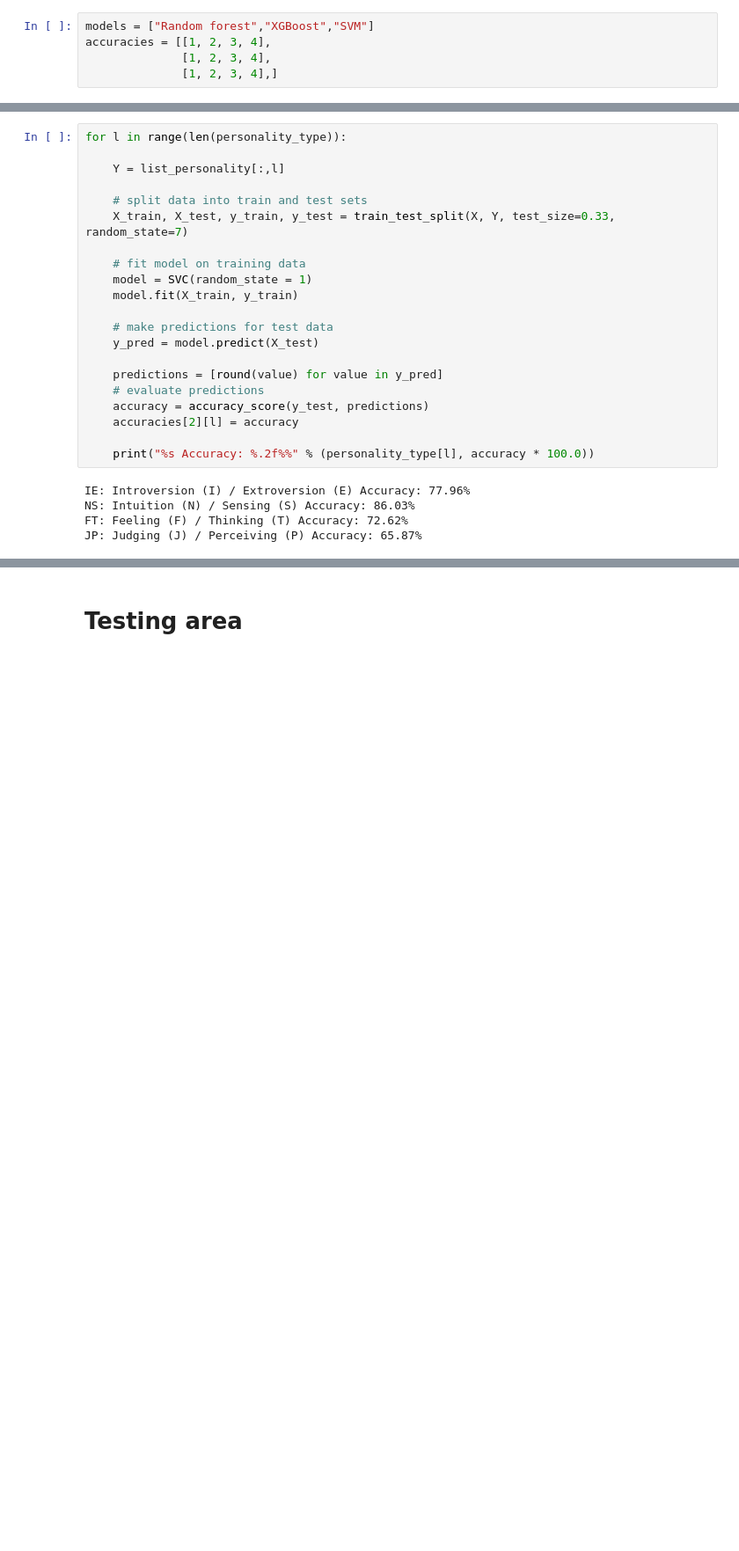
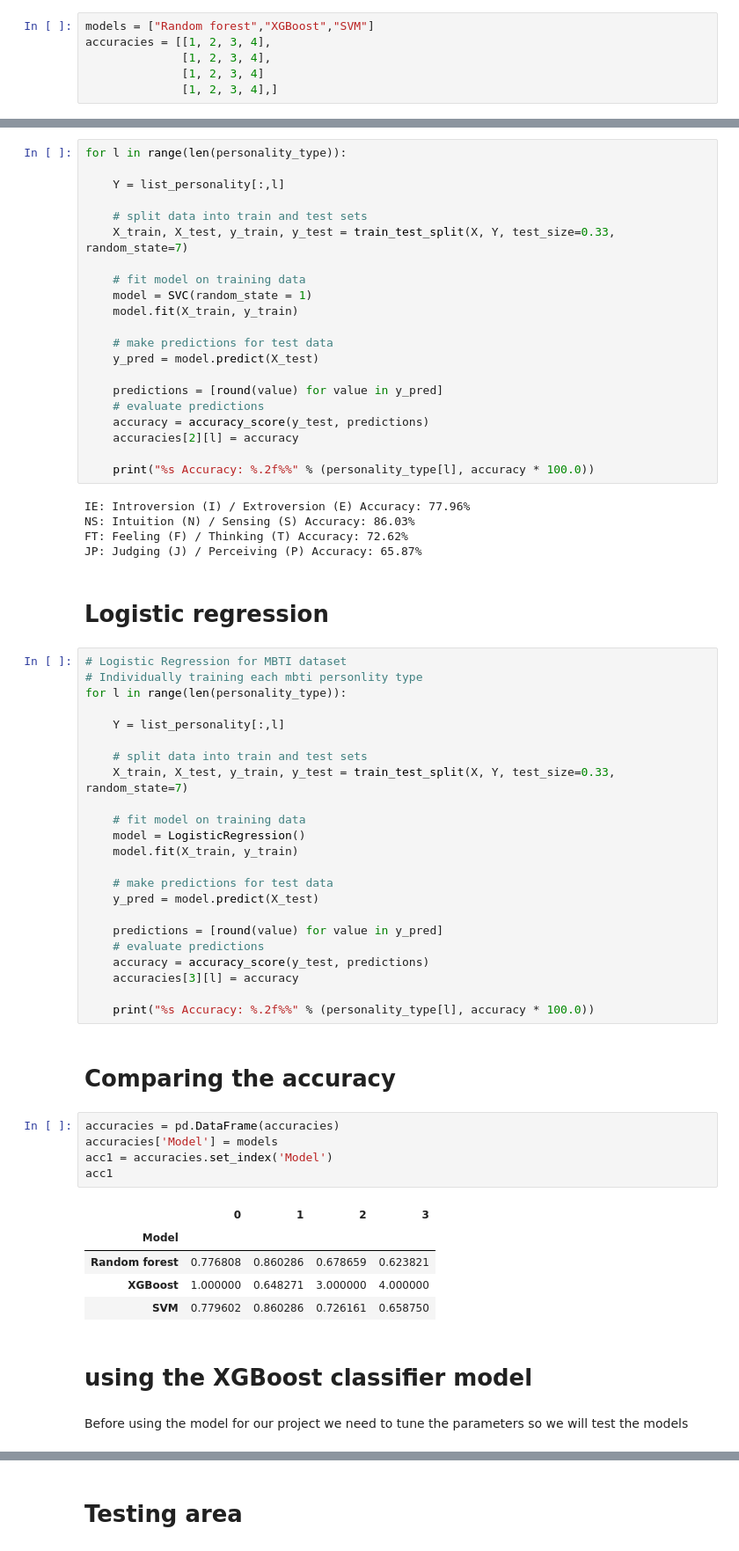
Before and after one commit to kneat2448/PDAI-mbti, a Jupyter notebook: PDAI_test.ipynb, the cells around one changed output, grey strips where cells are left out. Shown: that part at 88% size. Cells and saved outputs as stored; diff of their text form; blank space fills up the shorter version.

```diff
--- a/PDAI_test.ipynb
+++ b/PDAI_test.ipynb
@@ -436,6 +438,7 @@ x= X_tfidf
 models = ["Random forest","XGBoost","SVM"]
 accuracies = [[1, 2, 3, 4],
               [1, 2, 3, 4],
+              [1, 2, 3, 4]
               [1, 2, 3, 4],]
 # %% [markdown]
 # Random forrest classifier
@@ -526,3 +529,45 @@ IE: Introversion (I) / Extroversion (E) Accuracy: 77.96%
 NS: Intuition (N) / Sensing (S) Accuracy: 86.03%
 FT: Feeling (F) / Thinking (T) Accuracy: 72.62%
 JP: Judging (J) / Perceiving (P) Accuracy: 65.87%
+# %% [markdown]
+# Logistic regression
+# %%
+# Logistic Regression for MBTI dataset
+# Individually training each mbti personlity type
+for l in range(len(personality_type)):
+
+    Y = list_personality[:,l]
+
+    # split data into train and test sets
+    X_train, X_test, y_train, y_test = train_test_split(X, Y, test_size=0.33, random_state=7)
+
+    # fit model on training data
+    model = LogisticRegression()
+    model.fit(X_train, y_train)
+
+    # make predictions for test data
+    y_pred = model.predict(X_test)
+
+    predictions = [round(value) for value in y_pred]
+    # evaluate predictions
+    accuracy = accuracy_score(y_test, predictions)
+    accuracies[3][l] = accuracy
+
+    print("%s Accuracy: %.2f%%" % (personality_type[l], accuracy * 100.0))
+# %% [markdown]
+# Comparing the accuracy
+# %%
+accuracies = pd.DataFrame(accuracies)
+accuracies['Model'] = models
+acc1 = accuracies.set_index('Model')
+acc1
+# %% [output]
+|  | 0 | 1 | 2 | 3 |
+| Model |  |  |  |  |
+| Random forest | 0.776808 | 0.860286 | 0.678659 | 0.623821 |
+| XGBoost | 1.000000 | 0.648271 | 3.000000 | 4.000000 |
+| SVM | 0.779602 | 0.860286 | 0.726161 | 0.658750 |
+# %% [markdown]
+# using the XGBoost classifier model
+# %% [markdown]
+Before using the model for our project we need to tune the parameters so we will test the models
```
Also changed, not shown: parts of 21 cells of this notebook.
